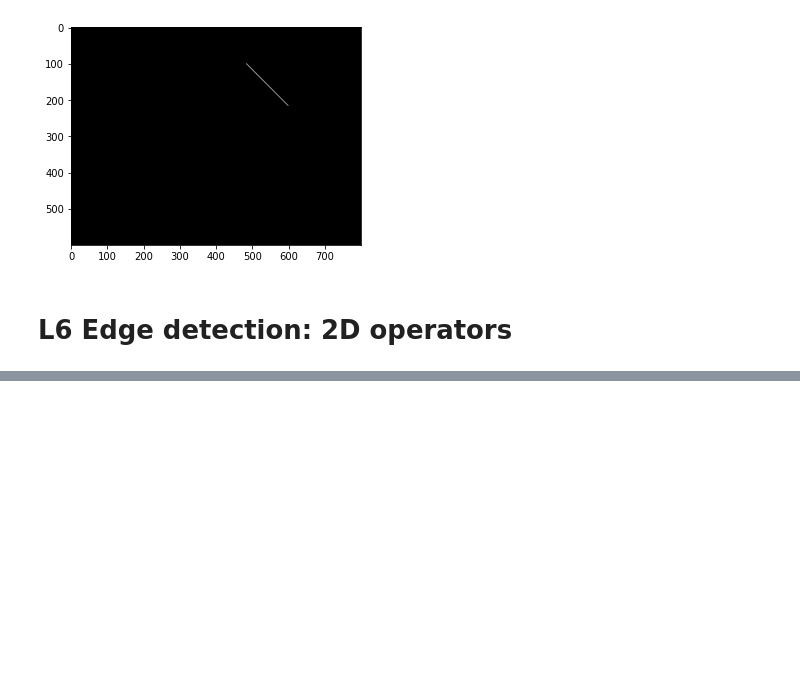
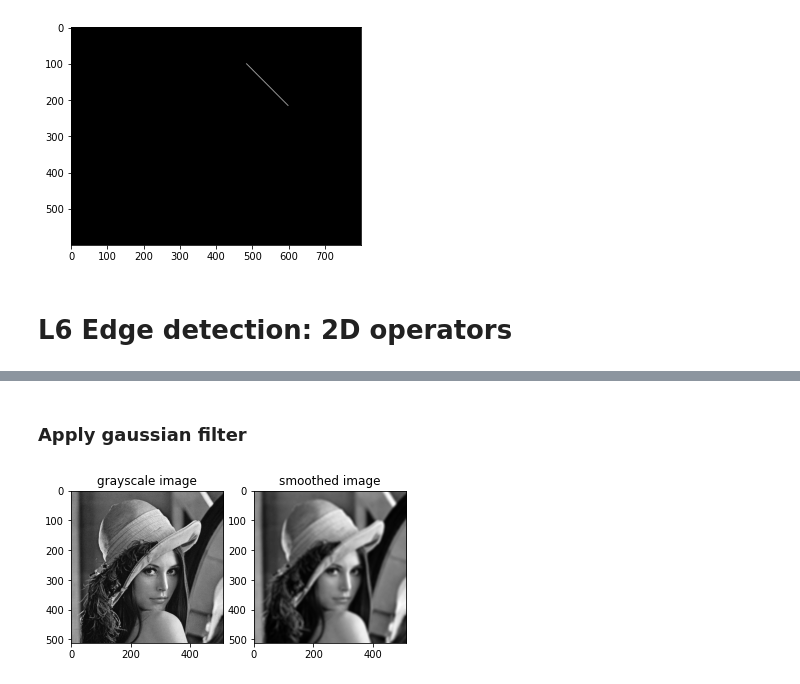
Before and after one commit to aten2001/CS6476-CV-1, a Jupyter notebook: 2A Linear image processing/In Class.ipynb, the cells around one changed output, grey strips where cells are left out. Drawn from its saved outputs; the diff is of its cells as text; code cells hidden in the pictures; blank space fills up the shorter version.

```diff
--- a/2A Linear image processing/In Class.ipynb
+++ b/2A Linear image processing/In Class.ipynb
@@ -274,0 +312,18 @@ plt.show()
+# %% [markdown]
+### Apply gaussian filter
+# %%
+img_filter = cv2.GaussianBlur(img_gray, (11, 11), 4)
+
+# plot the grayscale image
+plt.subplot(1, 2, 1)
+plt.imshow(img_gray, cmap='gray')
+plt.title('grayscale image')
+
+# plot te smoothed image
+plt.subplot(1, 2, 2)
+plt.imshow(img_filter, cmap='gray')
+plt.title('smoothed image')
+
+plt.show()
+# %% [output]
+[figure, added]
```
Also changed, not shown: parts of 14 cells of this notebook, 2 other files.
